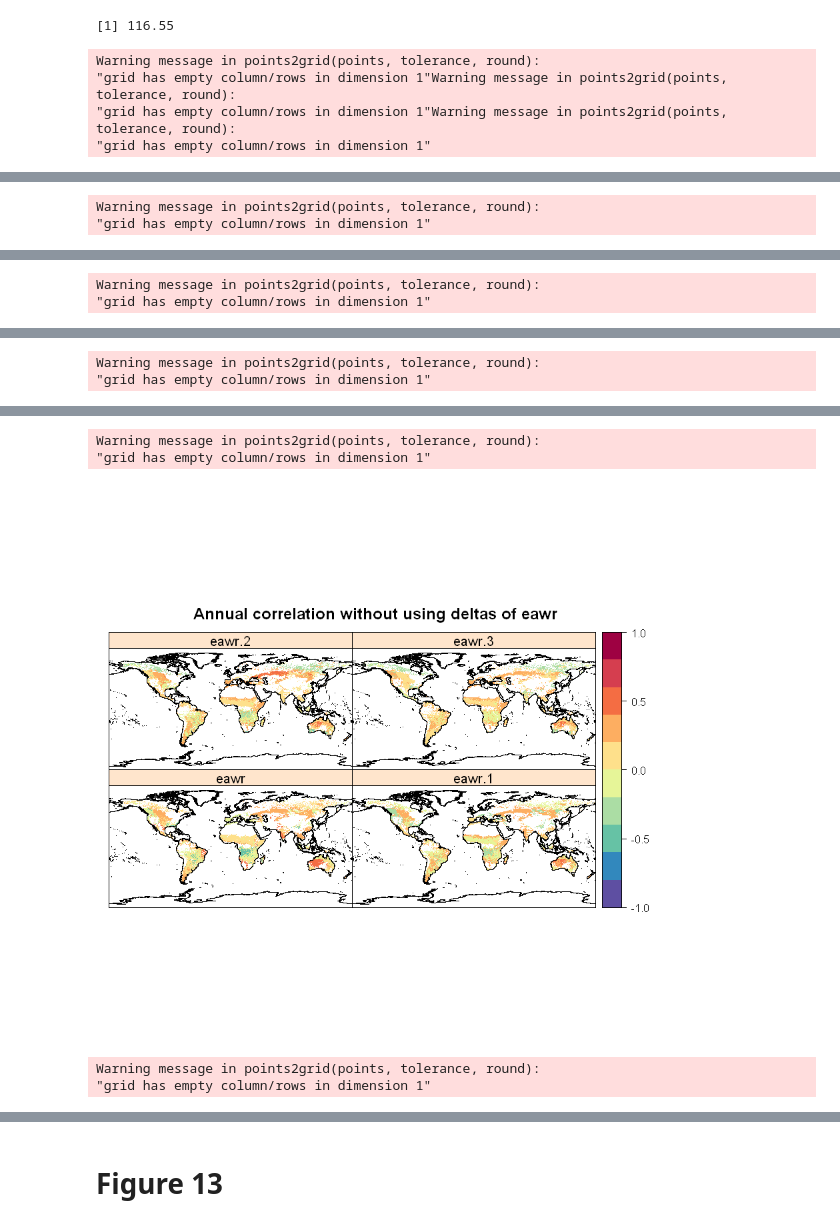
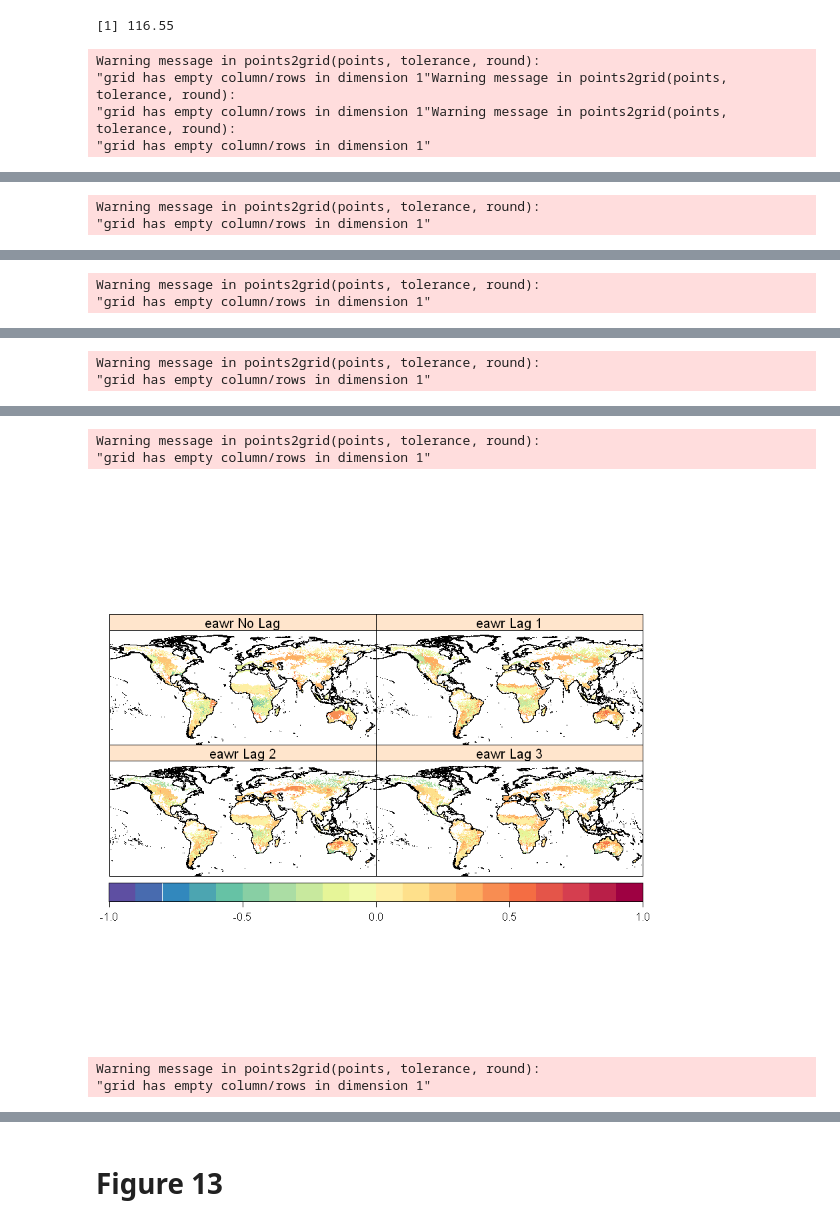
Before and after one commit to MarcosVM98/TFM, a Jupyter notebook: notebooks/Figures.ipynb, the cells around one changed output, grey strips where cells are left out. Saved outputs shown, nothing was run; the diff lists cells and outputs as text; code cells hidden in the pictures.

```diff
--- a/notebooks/Figures.ipynb
+++ b/notebooks/Figures.ipynb
@@ -320,7 +305,7 @@ Warning message in points2grid(points, tolerance, round):
 #pdf(file="Figures/Figure3.pdf")
 
 arg.list <- list(col.regions = colors.def[1:55],
-                 at = seq(0,55,1), main = "Clusters spatial distribution",
+                 at = seq(0,55,1),# main = "Clusters spatial distribution",
                  colorkey = list(labels = list(labels = legend.biomes$Label[c(1,2,5,7,9,12)])))
 
 v <- rep(NA, nrow(df_masked))
@@ -334,7 +319,7 @@ gridded(df1) <- TRUE
 arg.list[["sp.layout"]] <- list("sp.lines", coast.lines)
 arg.list[["obj"]] <- df1
 arg.list[["zcol"]] <- 1
-arg.list[["ylim"]] <- c(-90,90)
+arg.list[["ylim"]] <-  c(-60,85)
 arg.list[["xlim"]] <- c(-180,180)
 do.call("spplot", arg.list) %>% print()
 
@@ -380,8 +383,8 @@ plot.quantiles(fireSeason_def_2, log10(df_masked + 1), 4, 3, legend.biomes)
 
 #pdf(file="Figures/Figure5.pdf")
 
-arg.list <- list(col.regions = brewer.pal(3, 'Set1'),
-                 at = seq(-1, 2, 1), main = "Fire season shape",
+arg.list <- list(col.regions = c('grey81', 'deepskyblue2', 'darkorange'),
+                 at = seq(-1, 2, 1),# main = "Fire season shape",
                  colorkey = list(labels = list(labels = c("No fire season", "Unimodal", "Bimodal"),
                                                at = c(-.5,.5,1.5))))
 v <- fireSeason_def_2$form
@@ -482,21 +563,13 @@ Warning message in points2grid(points, tolerance, round):
 list.cpcs = list(nina34, nao, poleur, ea, eawr, pna, scand, wp, oni, soi)
 names = c('nina34', 'nao', 'poleur', 'ea', 'eawr', 'pna', 'scand', 'wp', 'oni', 'soi')
 
-#pdf(file="Figures/Figure9_part1.pdf")
-par(mfrow = c(4,2))
-for (i in 1:8){
+#pdf(file="Figures/Figure9.pdf", height = 10)
+par(mfrow = c(5,2))
+for (i in 1:10){
     plot(as.vector(t(as.matrix(list.cpcs[[i]][which(list.cpcs[[i]]$Year %in% 2000:2020),-1])))[1:244], type = 'l', xaxt = "n",
-         xlab = 'Year', ylab = 'Anomaly', main = names[i], col = 'red')
-    axis(1, at=seq(0,244,12), labels=2000:2020)
+         xlab = '', ylab = 'Anomaly', main = names[i], col = 'red')
+    axis(1, at=seq(0,244,12), labels = F)
+    text(seq(0,244,12), par("usr")[3] - .8, labels=2000:2020, srt = 45, pos = 1, xpd = TRUE, cex = .7)
 }
 #dev.off()
-
-#pdf(file="Figures/Figure9_part2.pdf")
-par(mfrow = c(4,2))
-for (i in 9:10){
-    plot(as.vector(t(as.matrix(list.cpcs[[i]][which(list.cpcs[[i]]$Year %in% 2000:2020),-1])))[1:244], type = 'l', xaxt = "n",
-         xlab = 'Year', ylab = 'Anomaly', main = names[i], col = 'red')
-    axis(1, at=seq(0,244,12), labels=2000:2020)
-}
-#dev.off()
 # %% [output]
@@ -569,13 +646,15 @@ df[110:120,]
 
 names = c('nina34', 'nao', 'poleur', 'ea', 'eawr', 'pna', 'scand', 'wp', 'oni', 'soi')
 for (i in 1:8){
-    #pdf(paste('Figures/Figure11a_', names[i], '.pdf', sep =''))
-    arg.list <- list(col.regions = brewer.pal(11, 'Spectral')[11:1][-6],
-                          at = seq(-1, 1, 0.2))
+    #pdf(paste('Figures/Figure11a_', names[i], '.pdf', sep =''), height = 14, width = 10)
+    arg.list <- list(col.regions = colorRampPalette(brewer.pal(11, 'Spectral')[11:1])(21),
+                          at = seq(-1, 1, 0.1), as.table = T, colorkey = list(space = 'bottom'), layout = c(2,2))
     arg.list[["sp.layout"]] <- list("sp.lines", coast.lines)
-    arg.list[["ylim"]] <- c(-90,90)
+    arg.list[['names.attr']] <- c(paste(names[i], 'No Lag'), paste(names[i], 'Lag 1'), paste(names[i], 'Lag 2'),
+                                 paste(names[i], 'Lag 3'))
+    arg.list[["ylim"]] <- c(-65,90)
     arg.list[["xlim"]] <- c(-180,180)
-    arg.list[['main']] = paste('Annual correlation without using deltas of', names[i])
+    #arg.list[['main']] = paste('Annual correlation without using deltas of', names[i])
     df1 = masked_coords
 
     df1 <- cbind.data.frame(df1, corr.df[2*i+1], corr.df.lag.1[2*i+1], corr.df.lag.2[2*i+1], corr.df.lag.3[2*i+1])
@@ -603,5 +682,5 @@ Warning message in points2grid(points, tolerance, round):
 Warning message in points2grid(points, tolerance, round):
 "grid has empty column/rows in dimension 1"
-[figure, old version]
+[figure, new version]
 Warning message in points2grid(points, tolerance, round):
 "grid has empty column/rows in dimension 1"
```
Also changed, not shown: parts of 42 cells of this notebook, 38 other files.
